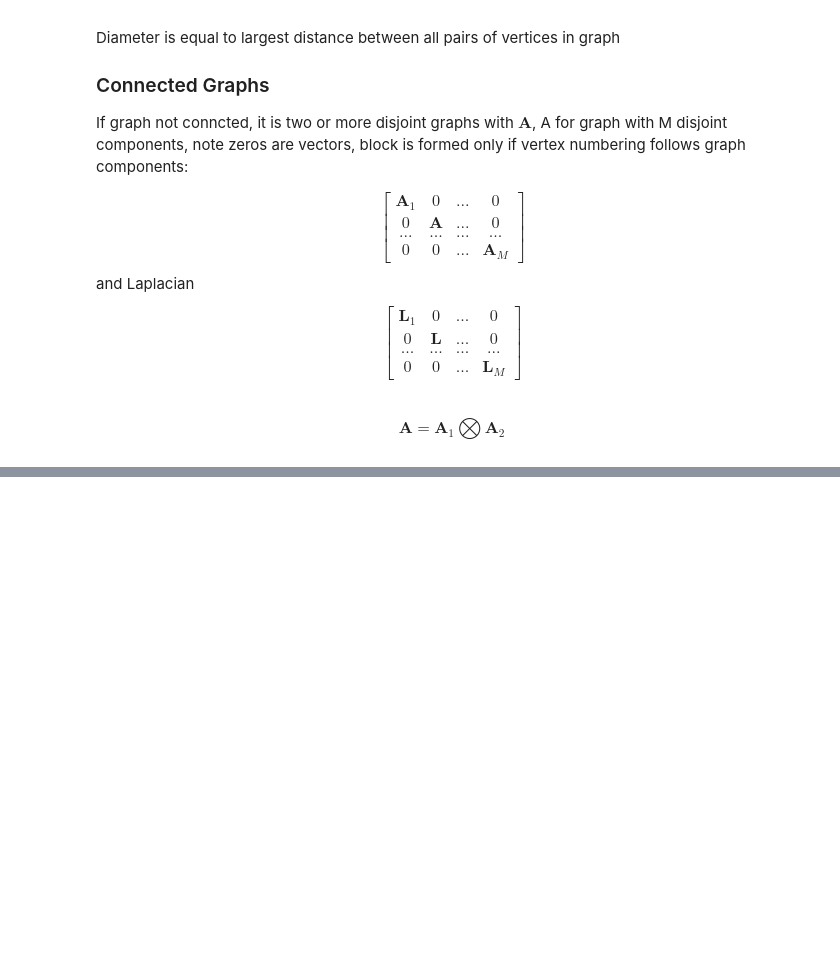
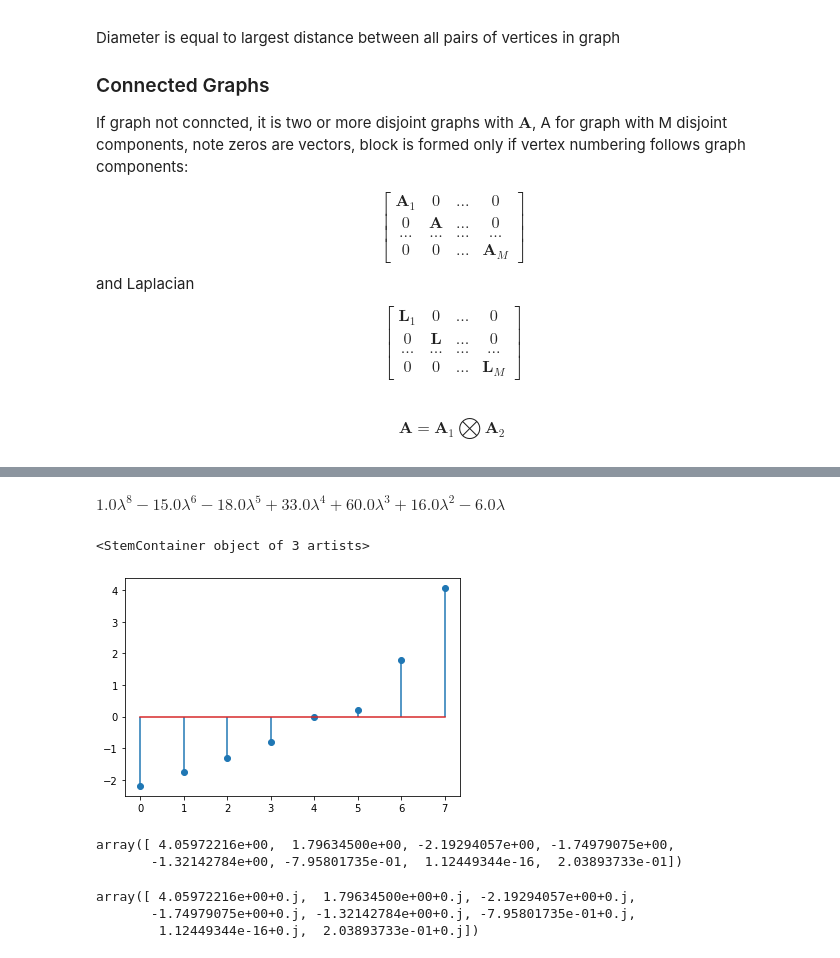
Before and after one commit to aadi350/Data-Science, a Jupyter notebook: matrix-graph.ipynb, the cells around one changed output, grey strips where cells are left out. Cells and saved outputs as stored; diff of their text form; code cells hidden in the pictures; blank space fills up the shorter version.

Commit message:
rebase with eigenvalues

```diff
--- a/matrix-graph.ipynb
+++ b/matrix-graph.ipynb
@@ -327,0 +398,44 @@ nx.draw(G_kron := nx.from_numpy_matrix(kron_prod))
+# %%
+A = np.array([
+    [0, 1, 1, 0, 0, 0, 0, 1],
+    [1, 0, 1, 1, 1, 0, 0, 1],
+    [1, 1, 0, 1, 0, 0, 0, 0],
+    [0, 1, 1, 0, 1, 1, 0, 1],
+    [0, 1, 0, 1, 0, 1, 1, 1],
+    [0, 0, 0, 1, 1, 0, 1, 0],
+    [0, 0, 0, 0, 1, 1, 0, 0],
+    [1, 1, 0, 1, 1, 0, 0, 0],
+])
+
+w,v = np.linalg.eig(A)
+# %%
+
+l = sym.Symbol(u'\u03BB') # lambda
+I = np.identity(8)
+
+
+# P(lambda) for above
+# order equal to N
+P = sym.Matrix(A- l * I).det()
+P
+# %% [output]
+$\displaystyle 1.0 λ^{8} - 15.0 λ^{6} - 18.0 λ^{5} + 33.0 λ^{4} + 60.0 λ^{3} + 16.0 λ^{2} - 6.0 λ$
+# %%
+eigenvalues = sym.solvers.solve(P) # roots of P, these are eigenvalues
+eigenvalues = np.array(eigenvalues).astype(np.float32)
+plt.stem(eigenvalues)
+# %% [output]
+<StemContainer object of 3 artists>
+[figure, added]
+# %%
+eigenvalues, eigenvectors = np.linalg.eig(A) # eigh is for symmetric matrice
+eigenvalues.T # same as above
+# %% [output]
+array([ 4.05972216e+00,  1.79634500e+00, -2.19294057e+00, -1.74979075e+00,
+       -1.32142784e+00, -7.95801735e-01,  1.12449344e-16,  2.03893733e-01])
+# %%
+nx.adjacency_spectrum(nx.from_numpy_matrix(A))
+# %% [output]
+array([ 4.05972216e+00+0.j,  1.79634500e+00+0.j, -2.19294057e+00+0.j,
+       -1.74979075e+00+0.j, -1.32142784e+00+0.j, -7.95801735e-01+0.j,
+        1.12449344e-16+0.j,  2.03893733e-01+0.j])
```
Also changed, not shown: parts of 16 cells of this notebook, 1 other file.
